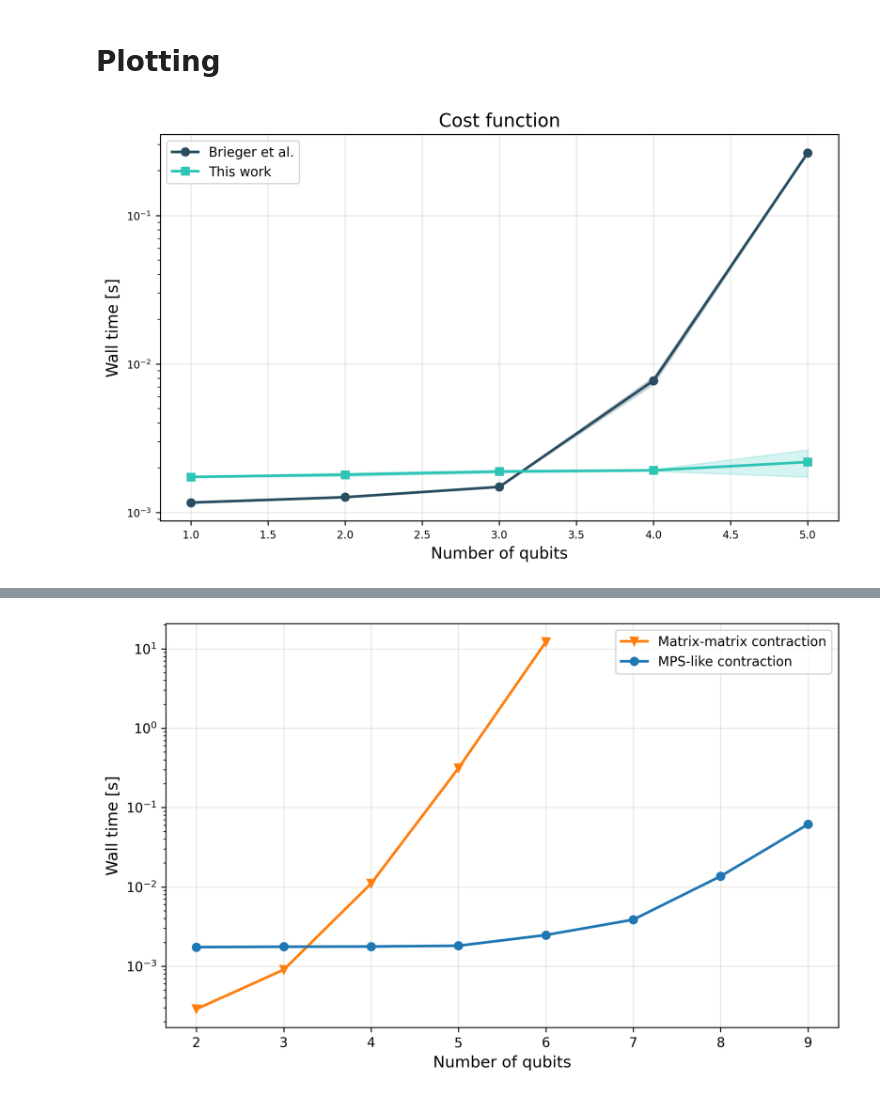
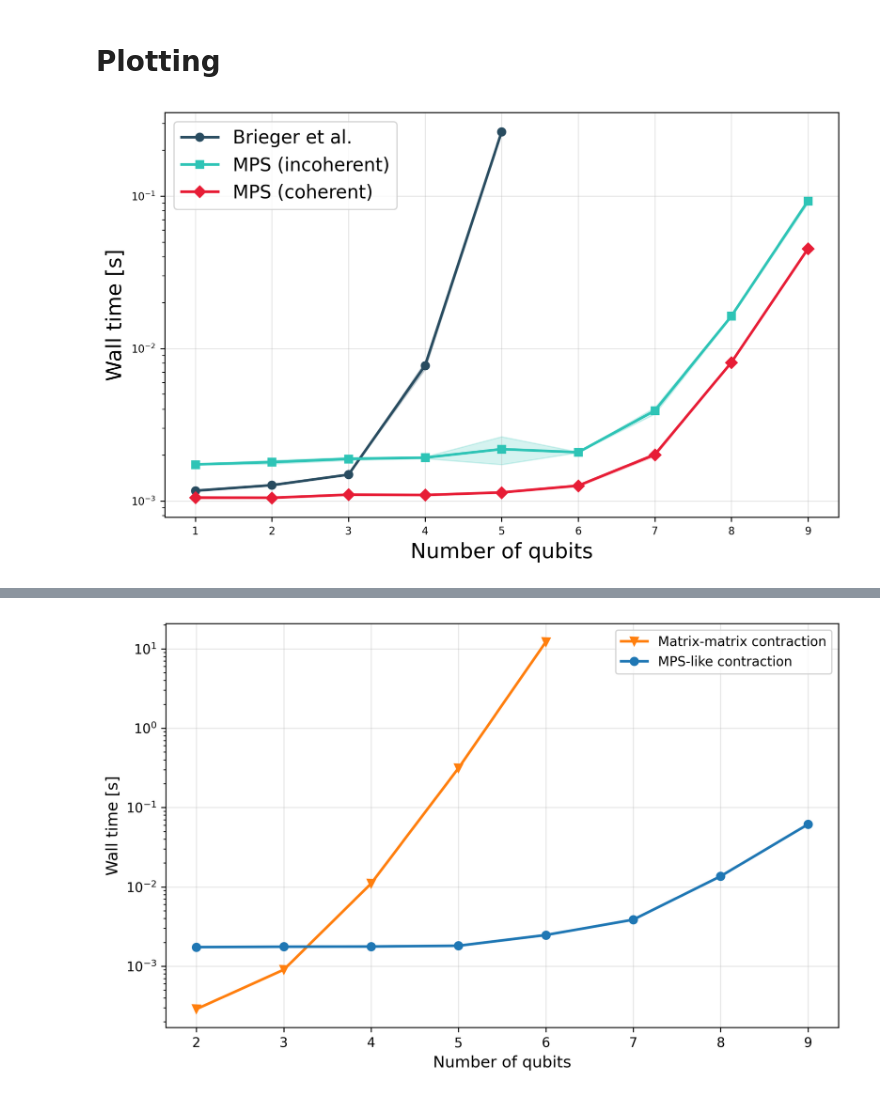
Before and after one commit to EmilianoG-byte/iqm-benchmarks, a Jupyter notebook: playground/aps_presentation/complexity_comparison.ipynb, the cells around one changed output, grey strips where cells are left out. Drawn from its saved outputs; the diff is of its cells as text; code cells hidden in the pictures.

```diff
--- a/playground/aps_presentation/complexity_comparison.ipynb
+++ b/playground/aps_presentation/complexity_comparison.ipynb
@@ -144,0 +138,5 @@ timing_cost_5q_mps = %timeit -o contract_mps_general_povm(**all_tensors[4])
+# %%
+timing_cost_6q_mps = %timeit -o contract_mps_general_povm(**all_tensors[5])
+timing_cost_7q_mps = %timeit -o contract_mps_general_povm(**all_tensors[6])
+timing_cost_8q_mps = %timeit -o contract_mps_general_povm(**all_tensors[7])
+timing_cost_9q_mps = %timeit -o contract_mps_general_povm(**all_tensors[8])
@@ -144,0 +148,6 @@ timing_cost_5q_mps = %timeit -o contract_mps_general_povm(**all_tensors[4])
+# %%
+timing_cost_1q_mps_coherent = %timeit -o contract_mps_abstract_povm_coherent(**all_tensors[0])
+timing_cost_2q_mps_coherent = %timeit -o contract_mps_abstract_povm_coherent(**all_tensors[1])
+timing_cost_3q_mps_coherent = %timeit -o contract_mps_abstract_povm_coherent(**all_tensors[2])
+timing_cost_4q_mps_coherent = %timeit -o contract_mps_abstract_povm_coherent(**all_tensors[3])
+timing_cost_5q_mps_coherent = %timeit -o contract_mps_abstract_povm_coherent(**all_tensors[4])
@@ -144,0 +160,5 @@ timing_cost_5q_mps = %timeit -o contract_mps_general_povm(**all_tensors[4])
+# %%
+timing_cost_6q_mps_coherent = %timeit -o contract_mps_abstract_povm_coherent(**all_tensors[5])
+timing_cost_7q_mps_coherent = %timeit -o contract_mps_abstract_povm_coherent(**all_tensors[6])
+timing_cost_8q_mps_coherent = %timeit -o contract_mps_abstract_povm_coherent(**all_tensors[7])
+timing_cost_9q_mps_coherent = %timeit -o contract_mps_abstract_povm_coherent(**all_tensors[8])
@@ -146,19 +171,21 @@ timing_cost_5q_mps = %timeit -o contract_mps_general_povm(**all_tensors[4])
 # Gathering data
 # %%
 timings_naive = [timing_cost_1q_naive, timing_cost_2q_naive, timing_cost_3q_naive, timing_cost_4q_naive, timing_cost_5q_naive]
-timings_mps = [timing_cost_1q_mps, timing_cost_2q_mps, timing_cost_3q_mps, timing_cost_4q_mps, timing_cost_5q_mps]
+timings_mps = [timing_cost_1q_mps, timing_cost_2q_mps, timing_cost_3q_mps, timing_cost_4q_mps, timing_cost_5q_mps, timing_cost_6q_mps, timing_cost_7q_mps, timing_cost_8q_mps, timing_cost_9q_mps]
+timings_mps_coherent = [timing_cost_1q_mps_coherent, timing_cost_2q_mps_coherent, timing_cost_3q_mps_coherent, timing_cost_4q_mps_coherent, timing_cost_5q_mps_coherent, timing_cost_6q_mps_coherent, timing_cost_7q_mps_coherent, timing_cost_8q_mps_coherent, timing_cost_9q_mps_coherent]
 
 tuples_naive = [(time.average, time.stdev) for time in timings_naive]
 tuples_mps = [(time.average, time.stdev) for time in timings_mps]
+tuples_mps_coherent = [(time.average, time.stdev) for time in timings_mps_coherent]
 
 cost_fn_times = {
     r"Brieger et al.": tuples_naive,
-    r"This work": tuples_mps,
+    r"MPS (incoherent)": tuples_mps,
+    r"MPS (coherent)": tuples_mps_coherent
 }
 # %% [markdown]
 # Plotting
 # %%
-max_idx = len(tuples_naive)
-plot_wall_time(time_data=cost_fn_times, x_values=all_num_qubits[:max_idx], logscale="y", title="Cost function")
+plot_wall_time(time_data=cost_fn_times, x_values=all_num_qubits, logscale="y", title=None, different_lengths_allowed=True, label_fontsize=16, legend_fontsize=14, legend_loc="upper left")
 # %% [output]
-[figure, old version]
+[figure, new version]
```
Also changed, not shown: parts of 9 cells of this notebook, 2 other files.
